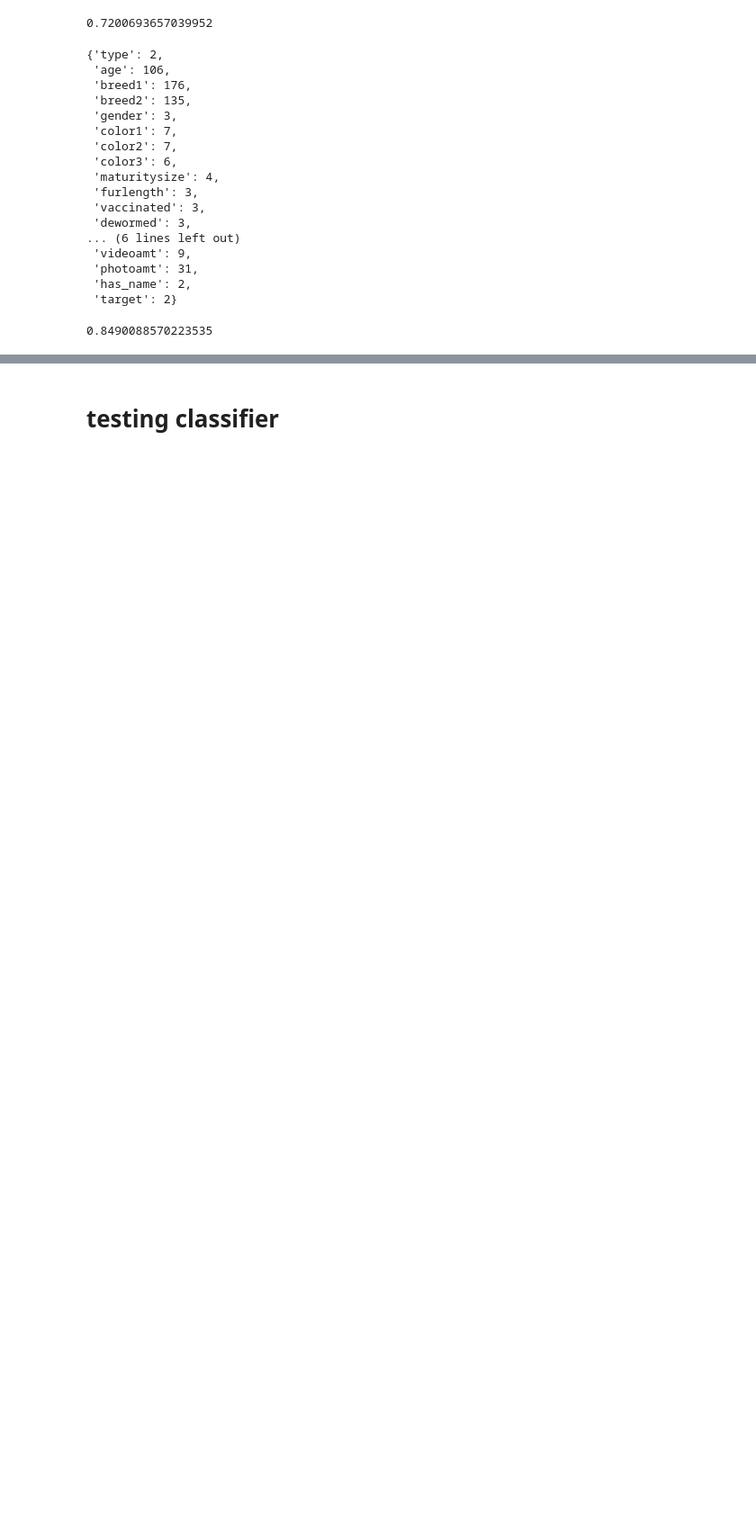
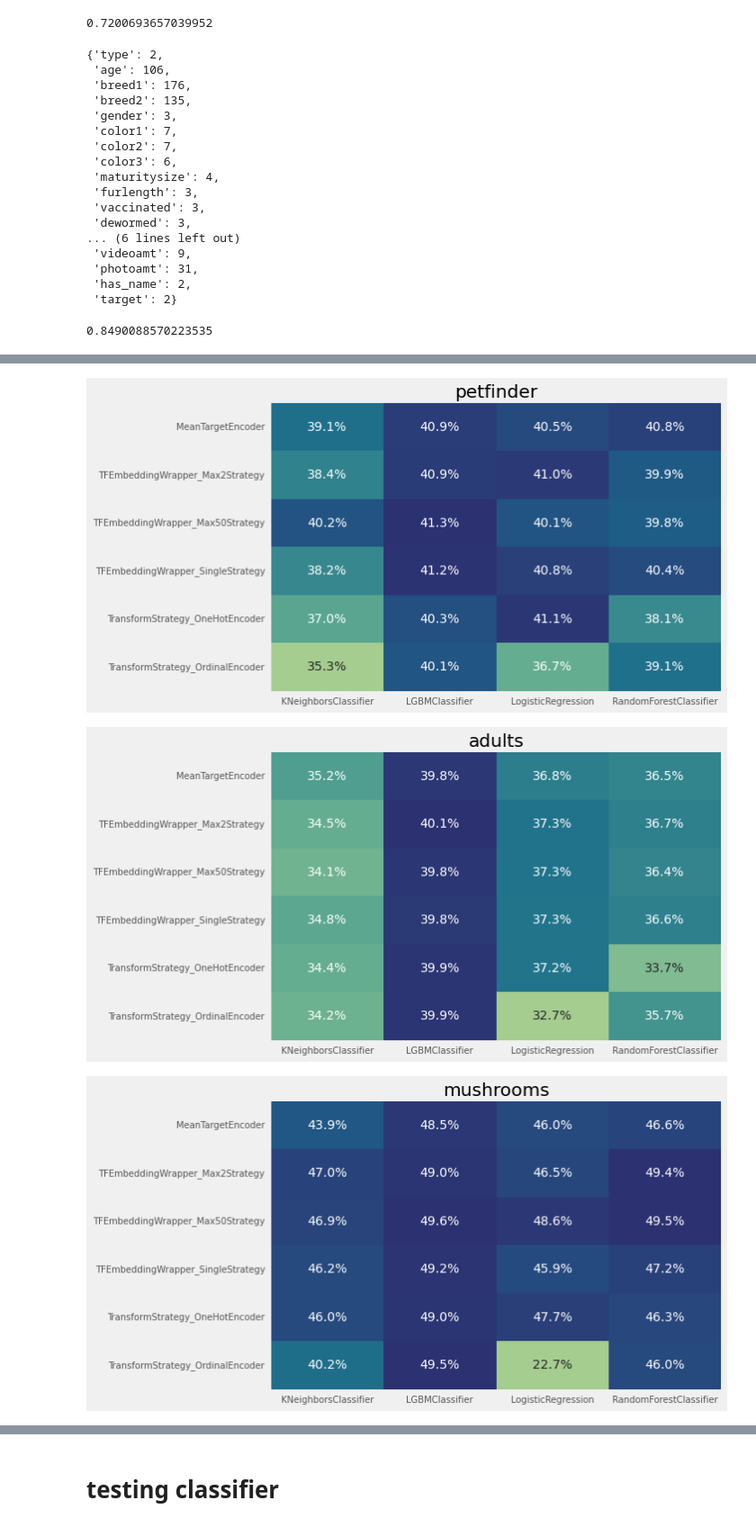
Before and after one commit to spayot/mte-plus, a Jupyter notebook: notebooks/tf_embeddings.ipynb, the cells around one changed output, grey strips where cells are left out. Shown: that part at 90% size. Drawn from its saved outputs; the diff is of its cells as text; code cells hidden in the pictures; blank space fills up the shorter version.

```diff
--- a/notebooks/tf_embeddings.ipynb
+++ b/notebooks/tf_embeddings.ipynb
@@ -81,3 +82,7 @@ pipe.fit(df_train)
 f1_score(df_test.target, (pipe.predict(df_test) > .5))
 # %% [output]
 0.8490088570223535
+# %%
+report = pd.read_csv('../runs/petfinder.csv', sep=';')
+report['score'] = (report.auc - report['auc-std']) * (report.f1 - report['f1-std']) / (report.auc + report.f1)
+report.sort_values('score', ascending=False)
@@ -83,0 +116,31 @@ f1_score(df_test.target, (pipe.predict(df_test) > .5))
+# %%
+import matplotlib.pyplot as plt
+import seaborn as sns
+
+
+def get_summary(df, metric):
+    summary = pd.pivot(df, columns='classifier', index='transformer', values=metric)
+    summary = col.plot._clean_index_column_names(summary)
+    return summary
+
+
+filepath = '../runs/adults.csv'
+
+tasks = ['petfinder', 'adults', 'mushrooms', 'titanic', 'hr_analytics']
+
+for task in tasks:
+    filepath = f'../runs/{task}.csv'
+    report = col.Report.from_csv(filepath).report
+
+    report['score'] = (report.f1 - report['f1-std']) * (report.auc - report['auc-std']) / (report.f1 + report.auc)
+
+    summary = get_summary(report, 'score').drop(columns='DNN')
+
+    sns.heatmap(summary, cmap='crest', annot=True, fmt='.1%', cbar=False)#, center=.411)
+    plt.title('score ~ f1 * auc / (f1 + auc)');
+    plt.title(task);
+    plt.show()
+# %% [output]
+[figure, added]
+[figure, added]
+[figure, added]
```
Also changed, not shown: parts of 6 cells of this notebook, 14 other files.
